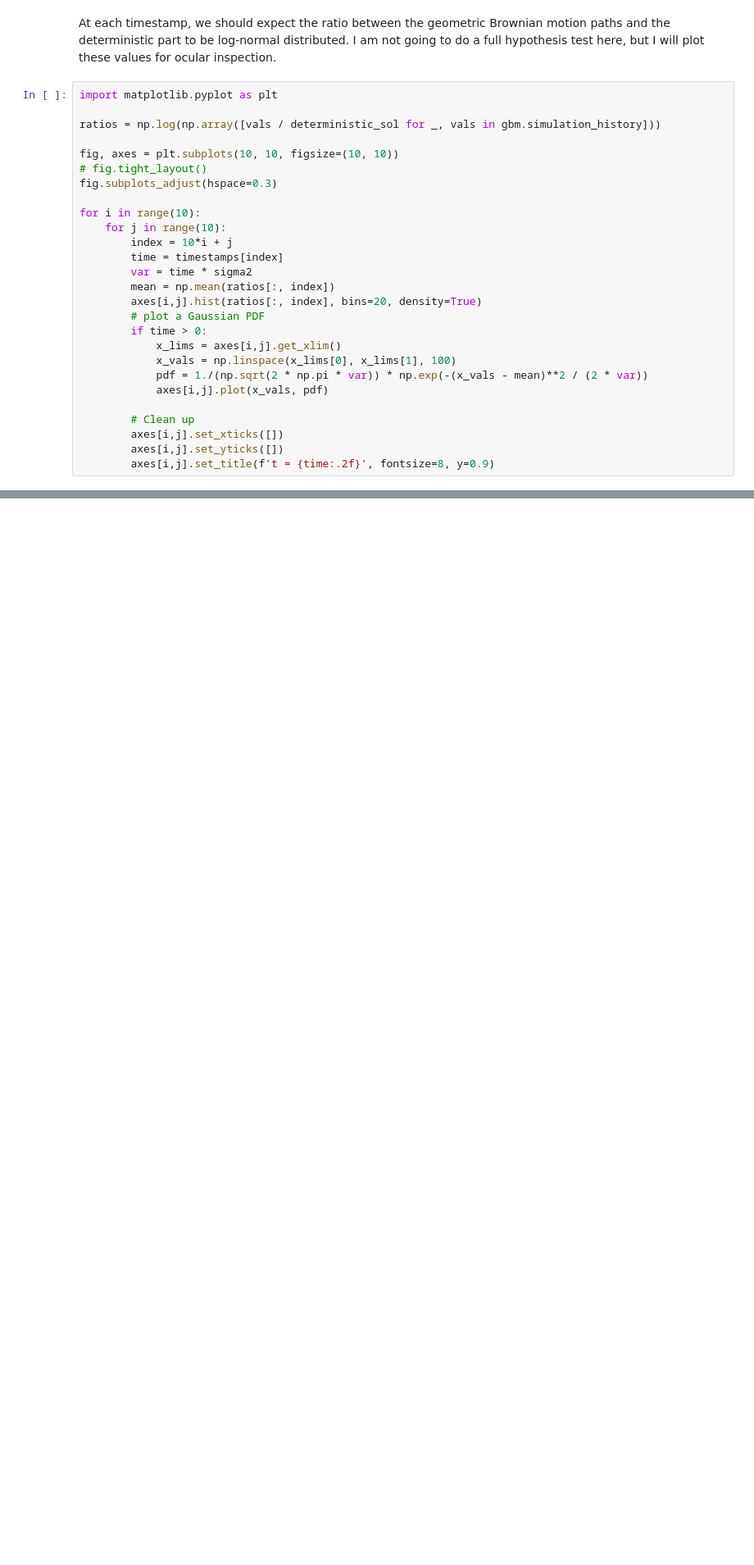
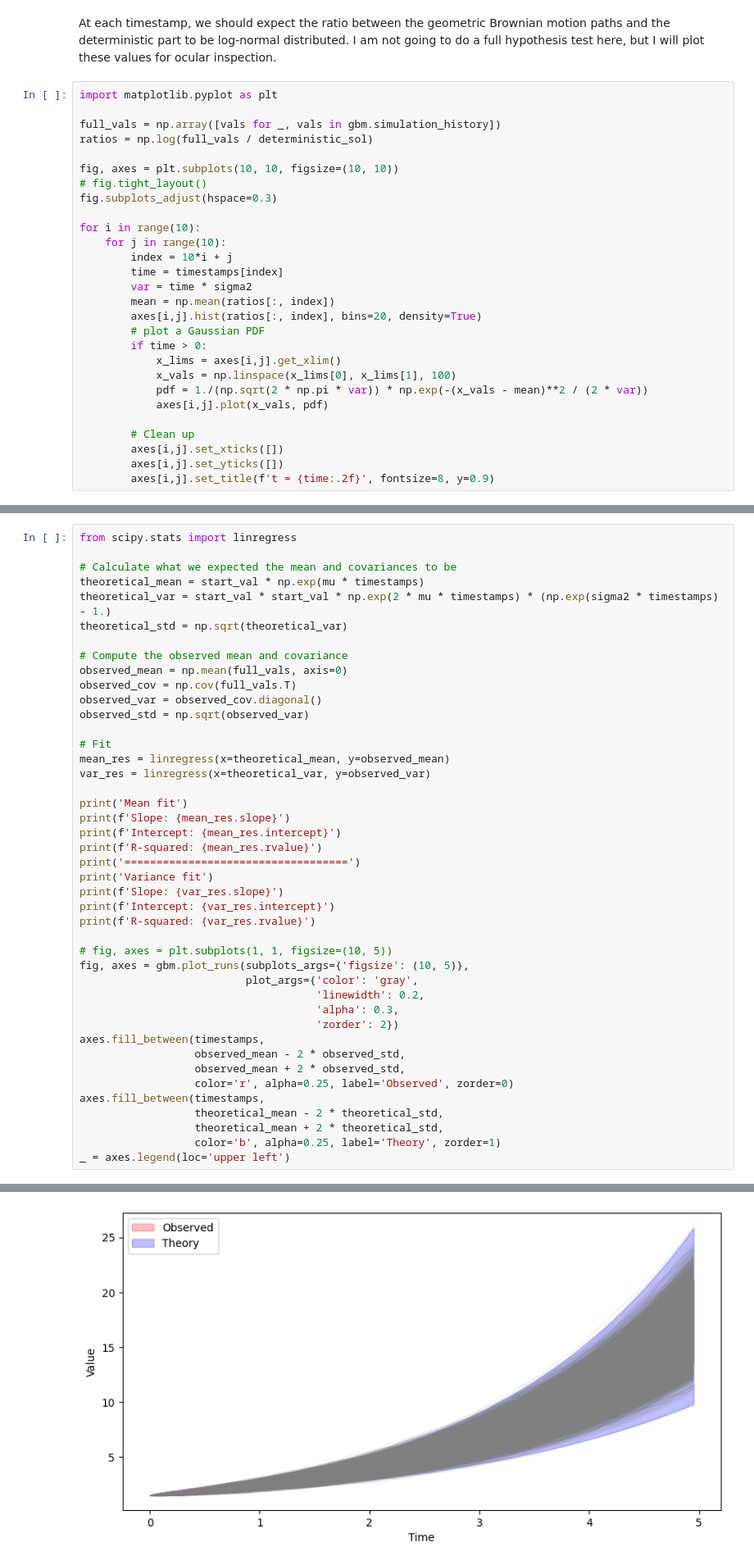
Before and after one commit to victorventuri/misc_quant, a Jupyter notebook: notebooks/stochastic_processes/visualizing_ito.ipynb, the cells around one changed output, grey strips where cells are left out. Shown: that part at 82% size. Drawn from its saved outputs; the diff is of its cells as text; blank space fills up the shorter version.

```diff
--- a/notebooks/stochastic_processes/visualizing_ito.ipynb
+++ b/notebooks/stochastic_processes/visualizing_ito.ipynb
@@ -141,7 +109,8 @@ At each timestamp, we should expect the ratio between the geometric Brownian mot
 # %%
 import matplotlib.pyplot as plt
 
-ratios = np.log(np.array([vals / deterministic_sol for _, vals in gbm.simulation_history]))
+full_vals = np.array([vals for _, vals in gbm.simulation_history])
+ratios = np.log(full_vals / deterministic_sol)
 
 fig, axes = plt.subplots(10, 10, figsize=(10, 10))
 # fig.tight_layout()
@@ -171,0 +178,44 @@ It seems the "normality" of these ratios goes down the further along we go, but
+# %%
+from scipy.stats import linregress
+
+# Calculate what we expected the mean and covariances to be
+theoretical_mean = start_val * np.exp(mu * timestamps)
+theoretical_var = start_val * start_val * np.exp(2 * mu * timestamps) * (np.exp(sigma2 * timestamps) - 1.)
+theoretical_std = np.sqrt(theoretical_var)
+
+# Compute the observed mean and covariance
+observed_mean = np.mean(full_vals, axis=0)
+observed_cov = np.cov(full_vals.T)
+observed_var = observed_cov.diagonal()
+observed_std = np.sqrt(observed_var)
+
+# Fit
+mean_res = linregress(x=theoretical_mean, y=observed_mean)
+var_res = linregress(x=theoretical_var, y=observed_var)
+
+print('Mean fit')
+print(f'Slope: {mean_res.slope}')
+print(f'Intercept: {mean_res.intercept}')
+print(f'R-squared: {mean_res.rvalue}')
+print('===================================')
+print('Variance fit')
+print(f'Slope: {var_res.slope}')
+print(f'Intercept: {var_res.intercept}')
+print(f'R-squared: {var_res.rvalue}')
+
+# fig, axes = plt.subplots(1, 1, figsize=(10, 5))
+fig, axes = gbm.plot_runs(subplots_args={'figsize': (10, 5)},
+                          plot_args={'color': 'gray',
+                                     'linewidth': 0.2,
+                                     'alpha': 0.3,
+                                     'zorder': 2})
+axes.fill_between(timestamps,
+                  observed_mean - 2 * observed_std,
+                  observed_mean + 2 * observed_std,
+                  color='r', alpha=0.25, label='Observed', zorder=0)
+axes.fill_between(timestamps,
+                  theoretical_mean - 2 * theoretical_std,
+                  theoretical_mean + 2 * theoretical_std,
+                  color='b', alpha=0.25, label='Theory', zorder=1)
+_ = axes.legend(loc='upper left')
+# %% [output]
@@ -171,0 +231 @@ It seems the "normality" of these ratios goes down the further along we go, but
+[figure, added]
```
Also changed, not shown: parts of 12 cells of this notebook.
